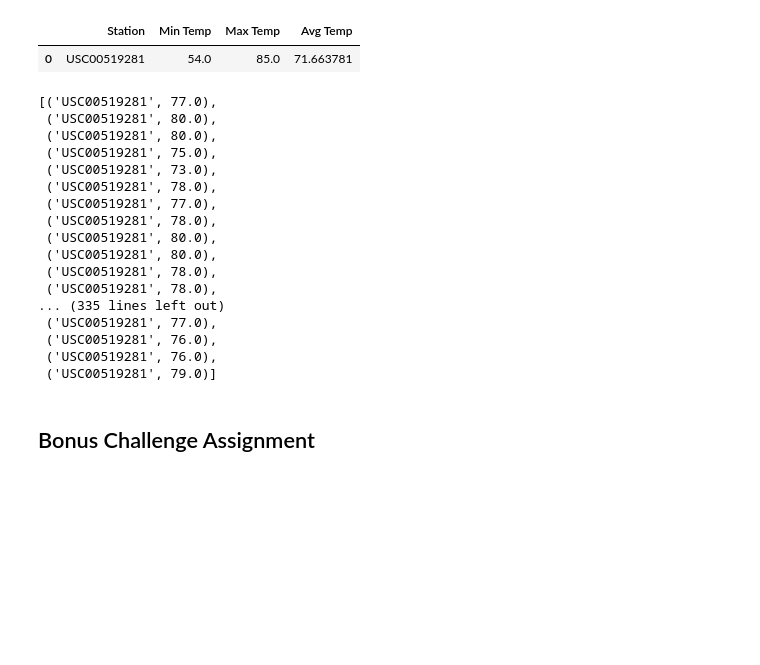
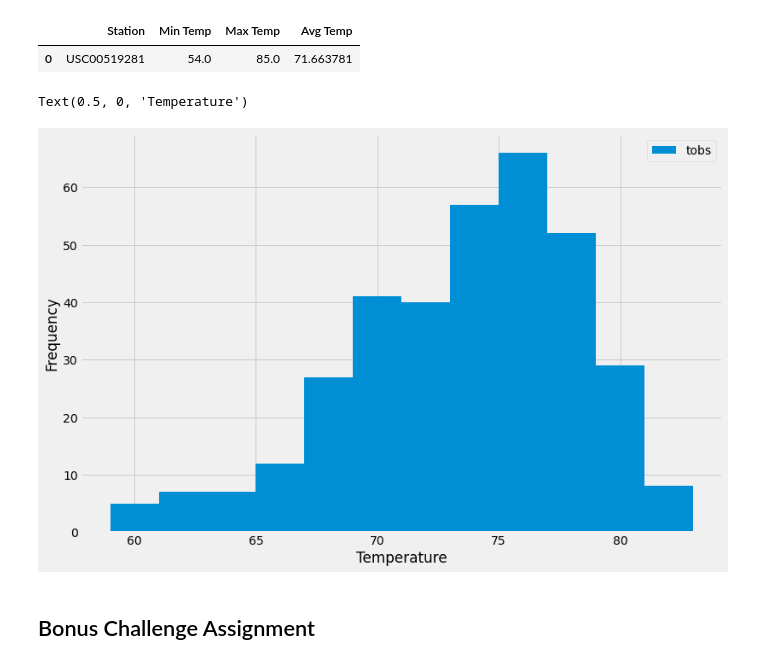
Before and after one commit to jaysueno/sqlalchemy-challenge, a Jupyter notebook: climate_starter.ipynb, the cells around one changed output. Saved outputs shown, nothing was run; the diff lists cells and outputs as text; code cells hidden in the pictures; blank space fills up the shorter version.

```diff
--- a/climate_starter.ipynb
+++ b/climate_starter.ipynb
@@ -252,28 +252,21 @@ station_df
 # %%
 # Choose the station with the highest number of temperature observations.
 # Query the last 12 months of temperature observation data for this station and plot the results as a histogram
+
+# Queried last 12 months using a .filter() and created a SQL Object
 station_12months = session.query(Measurement.station, Measurement.tobs)\
     .filter(Measurement.station == station_max[0])\
     .filter(Measurement.date > '2016-08-23')
-station_12months.all()
+
+# Transformed the SQL Object into a Pandas DataFrame
+station_hist_df = pd.read_sql(station_12months.statement, station_12months.session.bind)
+
+# Plotted a histogram using plt .plot and bin=12
+station_hist_df.plot.hist(bins=12, figsize=(12,8))
+plt.xlabel('Temperature')
 # %% [output]
-[('USC00519281', 77.0),
- ('USC00519281', 80.0),
- ('USC00519281', 80.0),
- ('USC00519281', 75.0),
- ('USC00519281', 73.0),
- ('USC00519281', 78.0),
- ('USC00519281', 77.0),
- ('USC00519281', 78.0),
- ('USC00519281', 80.0),
- ('USC00519281', 80.0),
- ('USC00519281', 78.0),
- ('USC00519281', 78.0),
-... (335 lines left out)
- ('USC00519281', 77.0),
- ('USC00519281', 76.0),
- ('USC00519281', 76.0),
- ('USC00519281', 79.0)]
+Text(0.5, 0, 'Temperature')
+[figure, added]
 # %% [markdown]
 ## Bonus Challenge Assignment
 # %%
```
Also changed, not shown: parts of 3 cells of this notebook.
